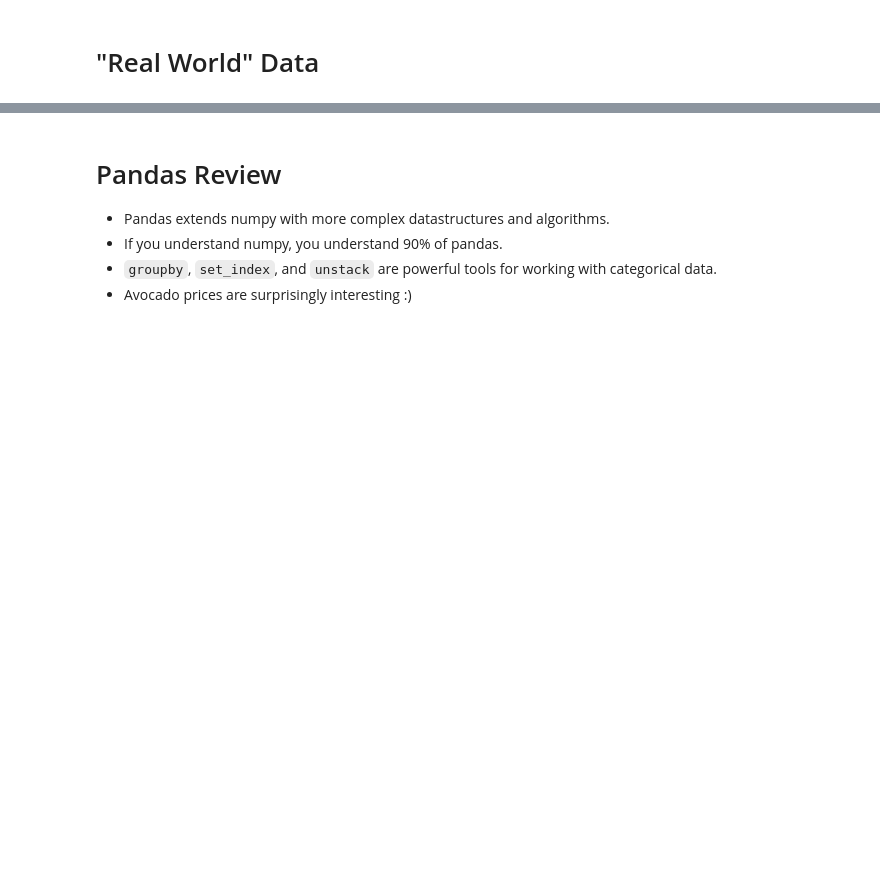
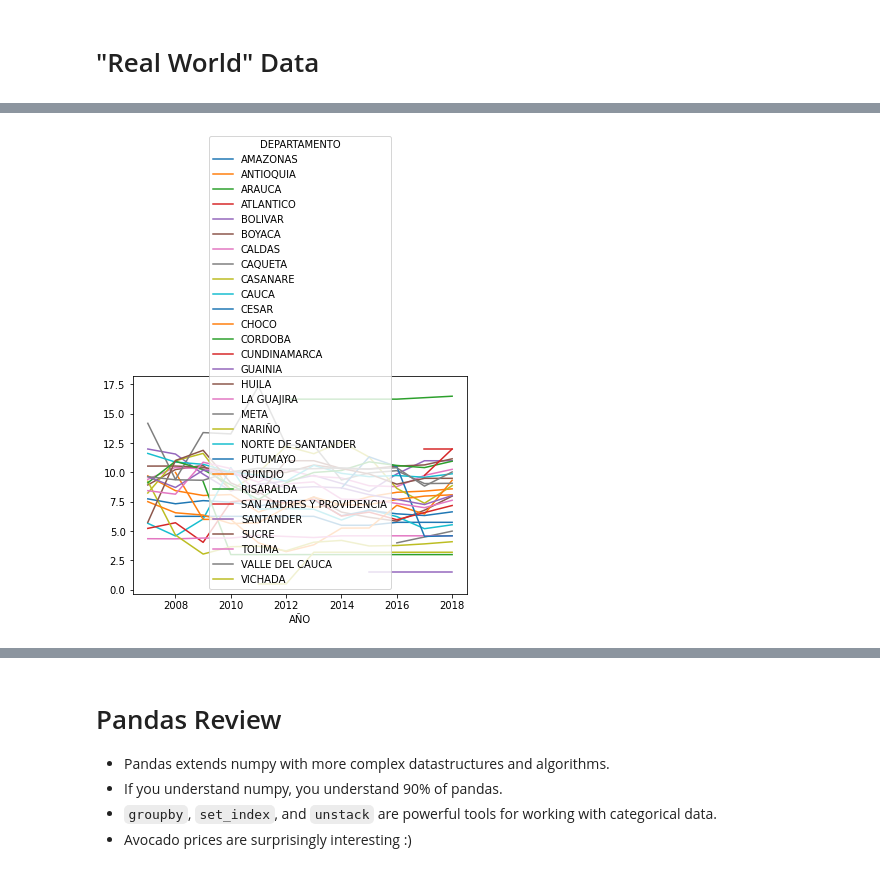
Before and after one commit to gabotachak/AlgorithmsUN2021I, a Jupyter notebook: Lab2/ganzolascottsanderson.ipynb, the cells around one changed output, grey strips where cells are left out. Drawn from its saved outputs; the diff is of its cells as text; code cells hidden in the pictures; blank space fills up the shorter version.

```diff
--- a/Lab2/ganzolascottsanderson.ipynb
+++ b/Lab2/ganzolascottsanderson.ipynb
@@ -680,0 +1342,5 @@ ax.set_xticklabels(ax.get_xticklabels(), rotation=45);
+# %%
+import pandas as pd
+
+avocado = pd.read_csv('colombia-avocado.csv', encoding='UTF-8')
+avocado.head()
@@ -680,0 +1375,4 @@ ax.set_xticklabels(ax.get_xticklabels(), rotation=45);
+# %%
+avocado.groupby(['AÑO', 'DEPARTAMENTO'])['Rendimiento\n(t/ha)'].mean().unstack().ffill().plot();
+# %% [output]
+[figure, added]
```
Also changed, not shown: parts of 122 cells of this notebook, 4 other files.
